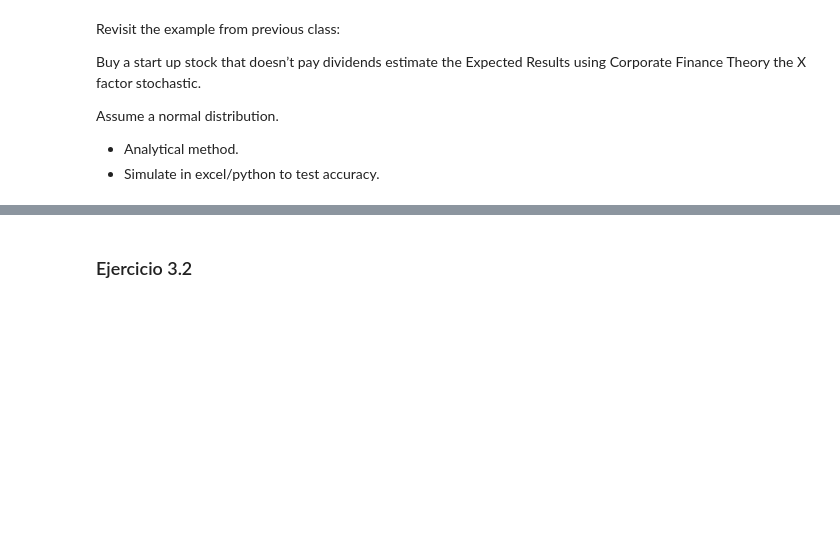
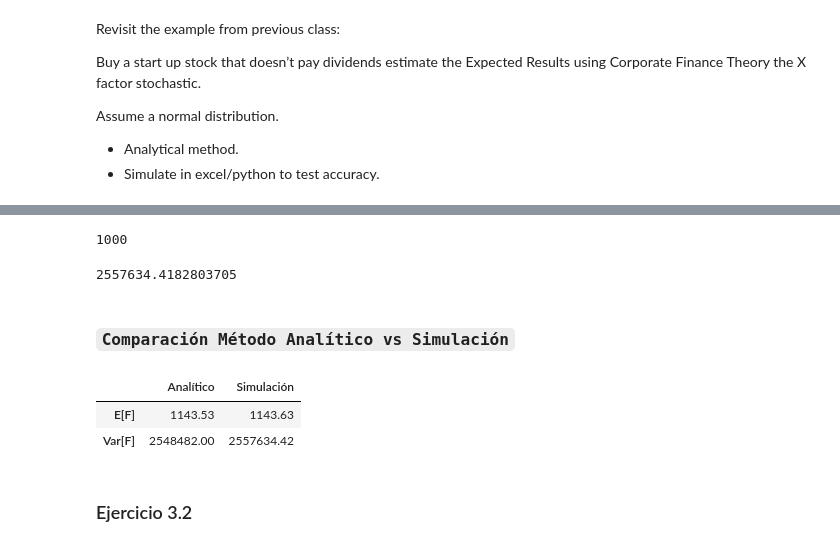
Before and after one commit to bmanica/Quantitative_Finance, a Jupyter notebook: Tarea 3/Tarea_3.ipynb, the cells around one changed output, grey strips where cells are left out. Cells and saved outputs as stored; diff of their text form; code cells hidden in the pictures; blank space fills up the shorter version.

```diff
--- a/Tarea 3/Tarea_3.ipynb
+++ b/Tarea 3/Tarea_3.ipynb
@@ -195,3 +245,33 @@ $$ Var[F] = 25484882$$
+# %%
+# Generar 1,000 lambdas
+lambdas = [1/np.mean(EX[i]) for i in range(len(EX))]
+len(lambdas)
+# %% [output]
+1000
+# %%
+# Obtener 1,000 Varianzas de X con cada lambda
+varX = [1/lambdas[i]**2 for i in range(len(lambdas))]
+# %%
+# Obtener 1,000 Var[F]
+varF = [(1/Q**2)*(A**2*varX[i]) for i in range(len(varX))]
+# %%
+# Promedio de las 1,000 Var[F] obtenido con simulación
+varF = np.mean(varF)
+varF
+# %% [output]
+2557634.4182803705
+# %% [markdown]
+### `Comparación Método Analítico vs Simulación`
+# %%
+df_resultados = pd.DataFrame(index = ['E[F]', 'Var[F]'],
+                             data = {'Analítico': [1143.53, 2548482],
+                                     'Simulación': np.round([EF, varF], 2)})
+# %%
+df_resultados
+# %% [output]
+|  | Analítico | Simulación |
+| E[F] | 1143.53 | 1143.63 |
+| Var[F] | 2548482.00 | 2557634.42 |
 # %% [markdown]
 ### Ejercicio 3.2
 # %% [markdown]
```
Also changed, not shown: parts of 13 cells of this notebook.
